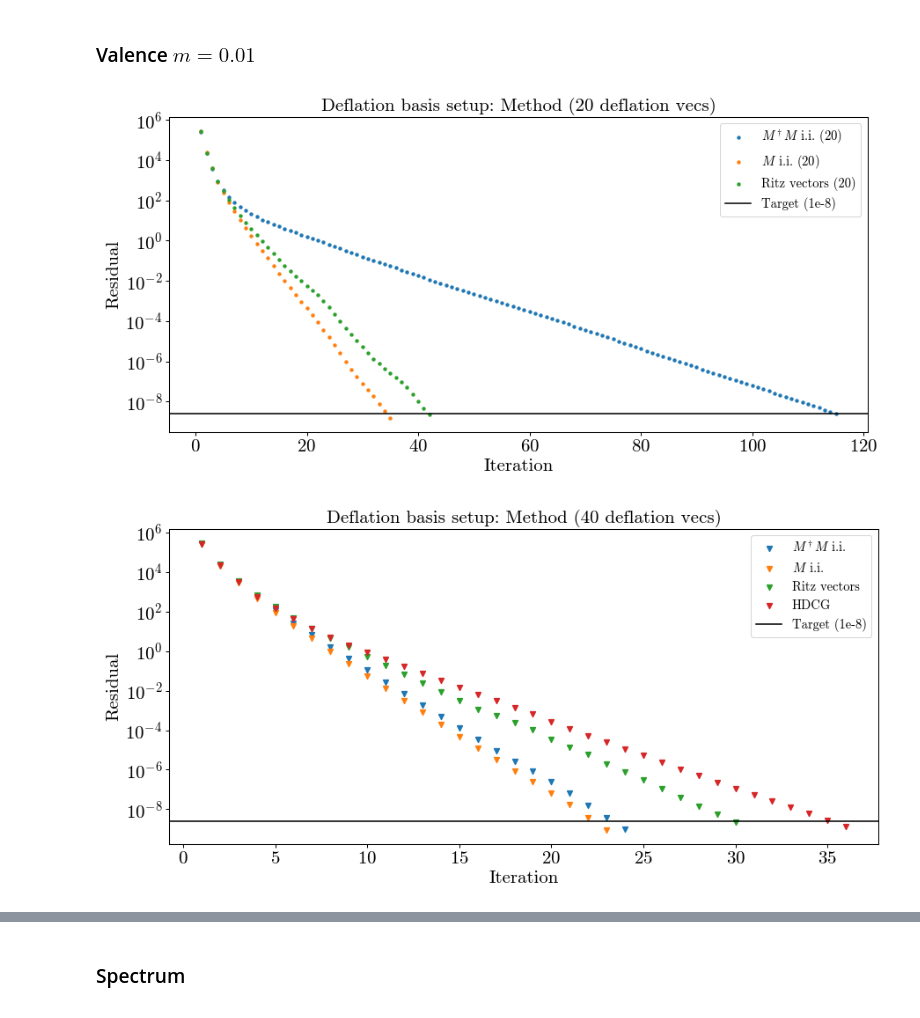
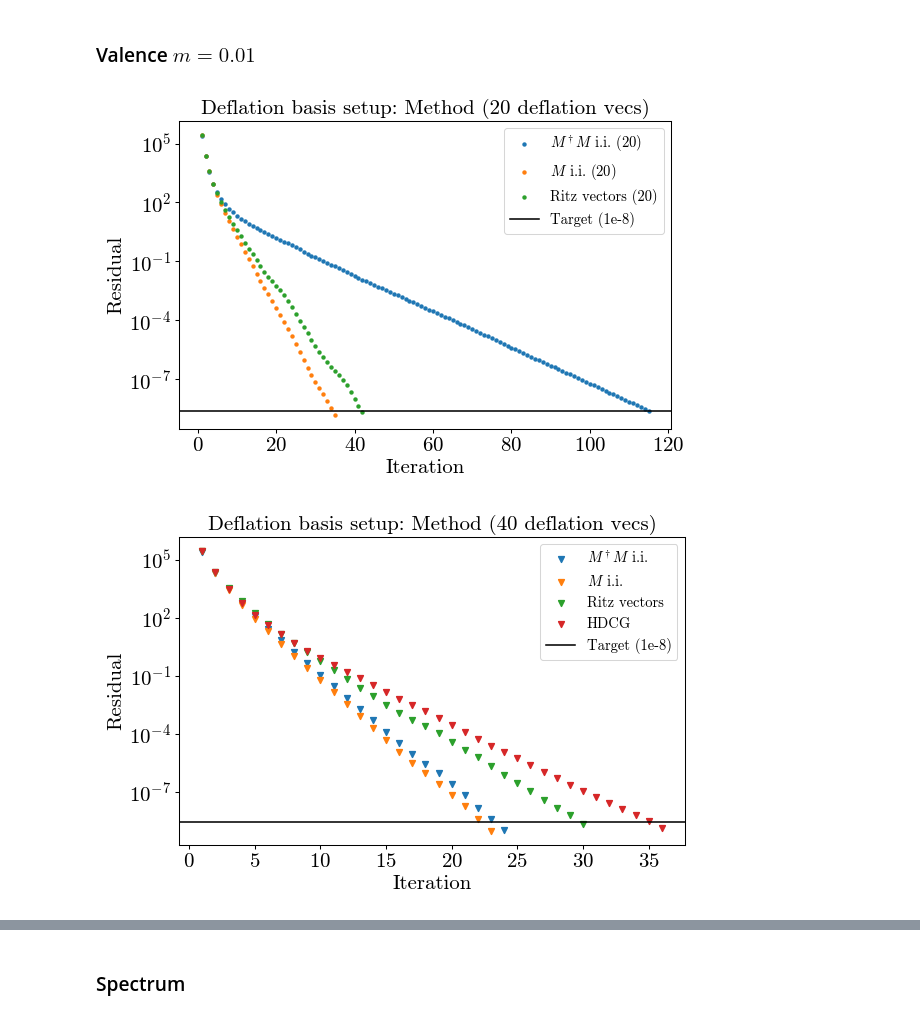
Before and after one commit to poare/lqcd, a Jupyter notebook: multigrid/python_scripts/mg_analysis.ipynb, the cells around one changed output, grey strips where cells are left out. Saved outputs shown, nothing was run; the diff lists cells and outputs as text; code cells hidden in the pictures.

```diff
--- a/multigrid/python_scripts/mg_analysis.ipynb
+++ b/multigrid/python_scripts/mg_analysis.ipynb
@@ -32,6 +32,12 @@ default_style['colwidth'] = 12
 
 import GCR
 import utils
+# %%
+sty = default_style.copy()
+sty['asp_ratio'] = 1.5
+# sty['colwidth'] = 12 # for talk
+sty['colwidth'] = 8
+sty['fontsize'] = 24
 # %%
 # s = 'Level 1 PGCR step[9]  resid 47.3854163 target 2.5165824e-09'
 # header = 'Level 1 PGCR step['
@@ -62,22 +68,22 @@ hdcg_40, _ = parse_log('/Users/patrickoare/lqcd/multigrid/logs/ckpoint_lat.4000/
 gcr_40, ks_40 = parse_log('/Users/patrickoare/lqcd/multigrid/logs/ckpoint_lat.4000/MG_PVdag_337852.log')
 # %%
 # i.i. = inverse iteration
-fig, axes = pt.add_subplots()
+fig, axes = pt.add_subplots(style = sty)
 ax = axes[0]
 pt.scatter_1d(np.arange(len(cg_20)) + 1, cg_20, ax = ax, col = pt.pal[0], ax_label = ['Iteration', 'Residual'], fn_label = '$M^\dagger M$ i.i. (20)')
 pt.scatter_1d(np.arange(len(gcr_20)) + 1, gcr_20, ax = ax, col = pt.pal[1], ax_label = ['Iteration', 'Residual'], fn_label = '$M$ i.i. (20)')
 pt.scatter_1d(np.arange(len(ks_20)) + 1, ks_20, ax = ax, col = pt.pal[2], ax_label = ['Iteration', 'Residual'], fn_label = 'Ritz vectors (20)')
 
 pt.add_line(ax, val = 2.5165824e-09, c = 'k', orientation = 'h', label = 'Target (1e-8)')
 
 ax.set_title('Deflation basis setup: Method (20 deflation vecs)', fontsize = default_style['fontsize'])
 ax.set_yscale('log')
 ax.legend(fontsize = default_style['fontsize'] * 0.7, bbox_to_anchor = (1, 1))
 plt.tight_layout()
 # %% [output]
-[figure, old version]
+[figure, new version]
 # %%
-fig, axes = pt.add_subplots()
+fig, axes = pt.add_subplots(style = sty)
 ax = axes[0]
 
 pt.scatter_1d(np.arange(len(cg_40)) + 1, cg_40, ax = ax, col = pt.pal[0], mkr = 'v', ax_label = ['Iteration', 'Residual'], fn_label = r'$M^\dagger M$ i.i.')
@@ -92,5 +98,5 @@ ax.set_yscale('log')
 ax.legend(fontsize = default_style['fontsize'] * 0.7, bbox_to_anchor = (1, 1))
 plt.tight_layout()
 # %% [output]
-[figure, old version]
+[figure, new version]
 # %%
```
Also changed, not shown: parts of 35 cells of this notebook, 6 other files.
